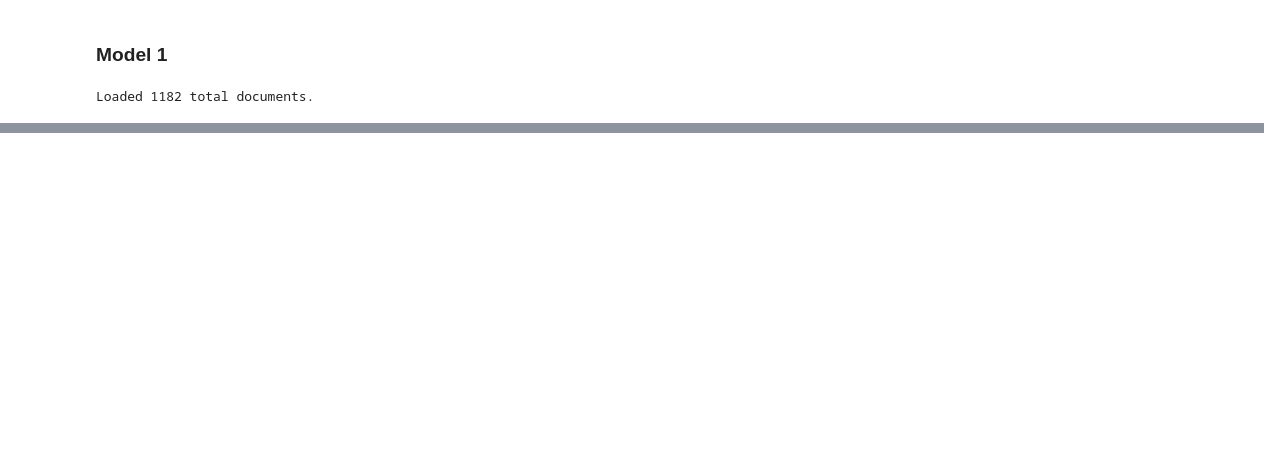
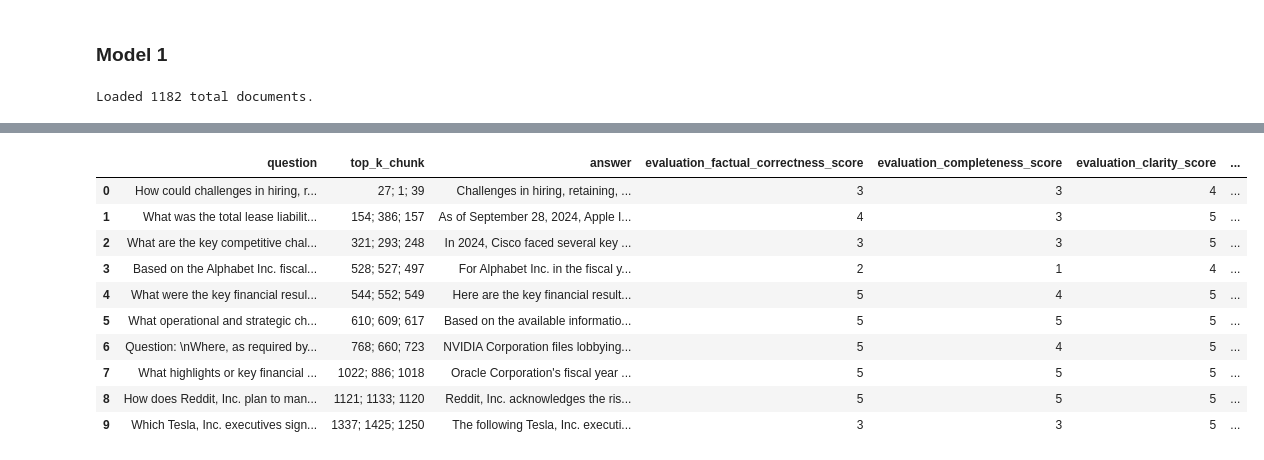
Before and after one commit to williamhuybui/perplexity_hack, a Jupyter notebook: m1.ipynb, the cells around one changed output, grey strips where cells are left out. Cells and saved outputs as stored; diff of their text form; code cells hidden in the pictures; blank space fills up the shorter version.

```diff
--- a/m1.ipynb
+++ b/m1.ipynb
@@ -134,0 +279,15 @@ df.head(10)
+# %%
+final_df = pd.read_csv("final_1.csv")
+final_df
+# %% [output]
+|  | question | top_k_chunk | answer | evaluation_factual_correctness_score | evaluation_completeness_score | evaluation_clarity_score | ... |
+| 0 | How could challenges in hiring, r... | 27; 1; 39 | Challenges in hiring, retaining, ... | 3 | 3 | 4 | ... |
+| 1 | What was the total lease liabilit... | 154; 386; 157 | As of September 28, 2024, Apple I... | 4 | 3 | 5 | ... |
+| 2 | What are the key competitive chal... | 321; 293; 248 | In 2024, Cisco faced several key ... | 3 | 3 | 5 | ... |
+| 3 | Based on the Alphabet Inc. fiscal... | 528; 527; 497 | For Alphabet Inc. in the fiscal y... | 2 | 1 | 4 | ... |
+| 4 | What were the key financial resul... | 544; 552; 549 | Here are the key financial result... | 5 | 4 | 5 | ... |
+| 5 | What operational and strategic ch... | 610; 609; 617 | Based on the available informatio... | 5 | 5 | 5 | ... |
+| 6 | Question: \nWhere, as required by... | 768; 660; 723 | NVIDIA Corporation files lobbying... | 5 | 4 | 5 | ... |
+| 7 | What highlights or key financial ... | 1022; 886; 1018 | Oracle Corporation's fiscal year ... | 5 | 5 | 5 | ... |
+| 8 | How does Reddit, Inc. plan to man... | 1121; 1133; 1120 | Reddit, Inc. acknowledges the ris... | 5 | 5 | 5 | ... |
+| 9 | Which Tesla, Inc. executives sign... | 1337; 1425; 1250 | The following Tesla, Inc. executi... | 3 | 3 | 5 | ... |
```
Also changed, not shown: parts of 7 cells of this notebook, 26 other files.
